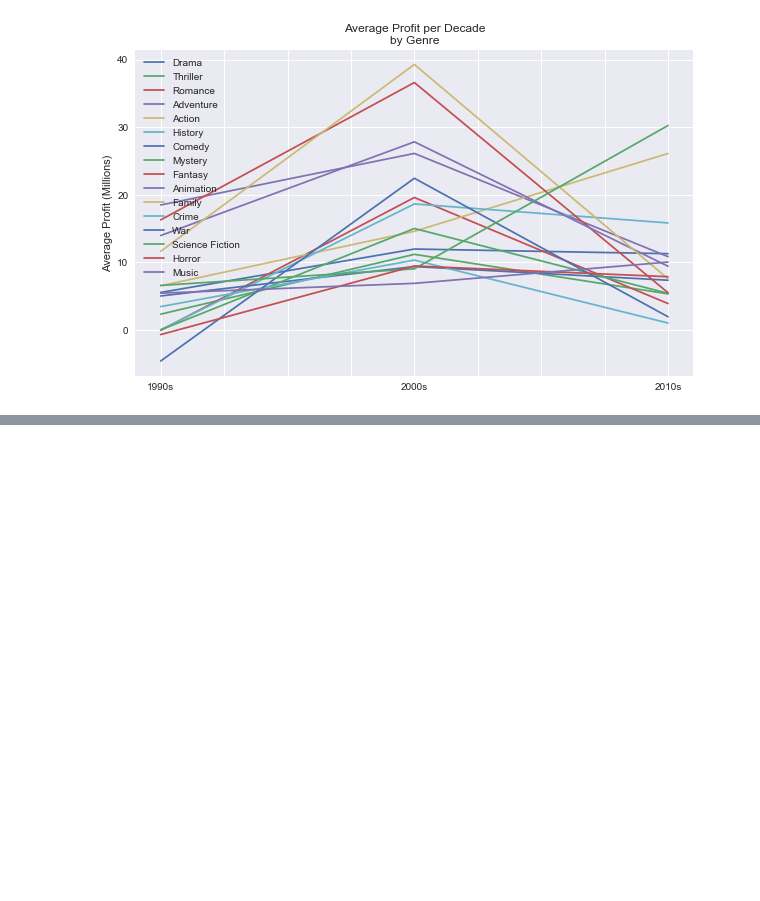
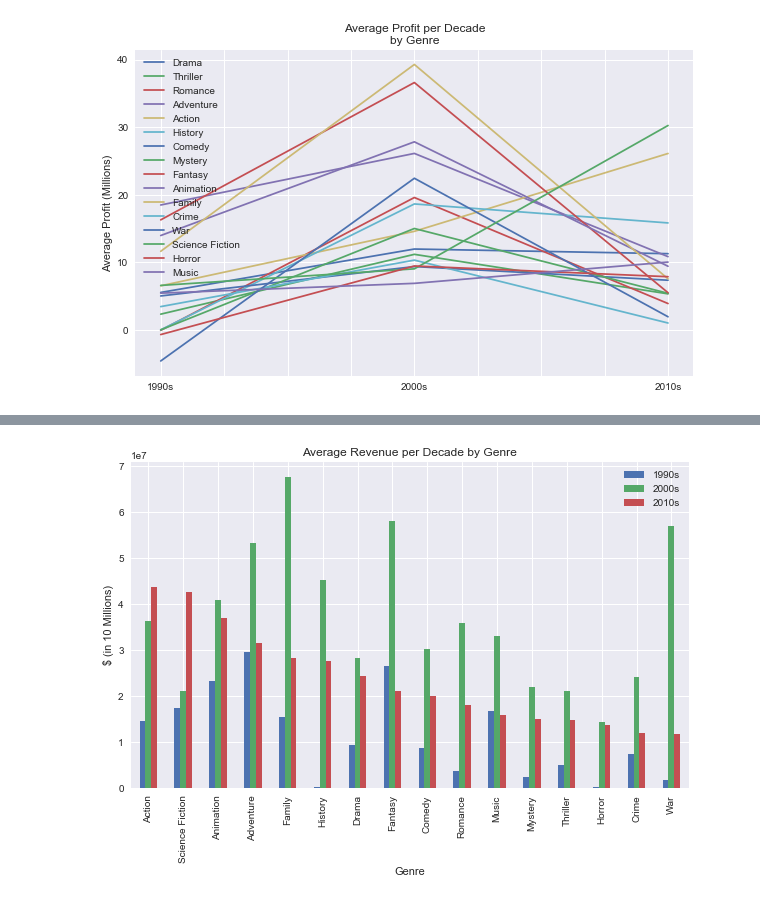
Before and after one commit to EricB10/movie_eda, a Jupyter notebook: zawar_analysis.ipynb, the cells around one changed output, grey strips where cells are left out. Drawn from its saved outputs; the diff is of its cells as text; code cells hidden in the pictures; blank space fills up the shorter version.

```diff
--- a/zawar_analysis.ipynb
+++ b/zawar_analysis.ipynb
@@ -155,0 +148,10 @@ plt.show()
+# %%
+genre_df2[['90s_avg_revenue','00s_avg_revenue','10s_avg_revenue']].sort_values(by='10s_avg_revenue',ascending=False).plot(kind='bar',figsize=(10,6))
+plt.title('Average Revenue per Decade by Genre')
+plt.ylabel('$ (in 10 Millions)')
+plt.xlabel('Genre')
+plt.legend(labels=['1990s', '2000s', '2010s'])
+#plt.show()
+plt.savefig('./graphs/Avg_Revenue.png', dpi=300, bbox_inches='tight')
+# %% [output]
+[figure, added]
```
Also changed, not shown: parts of 6 cells of this notebook, 6 other files.
